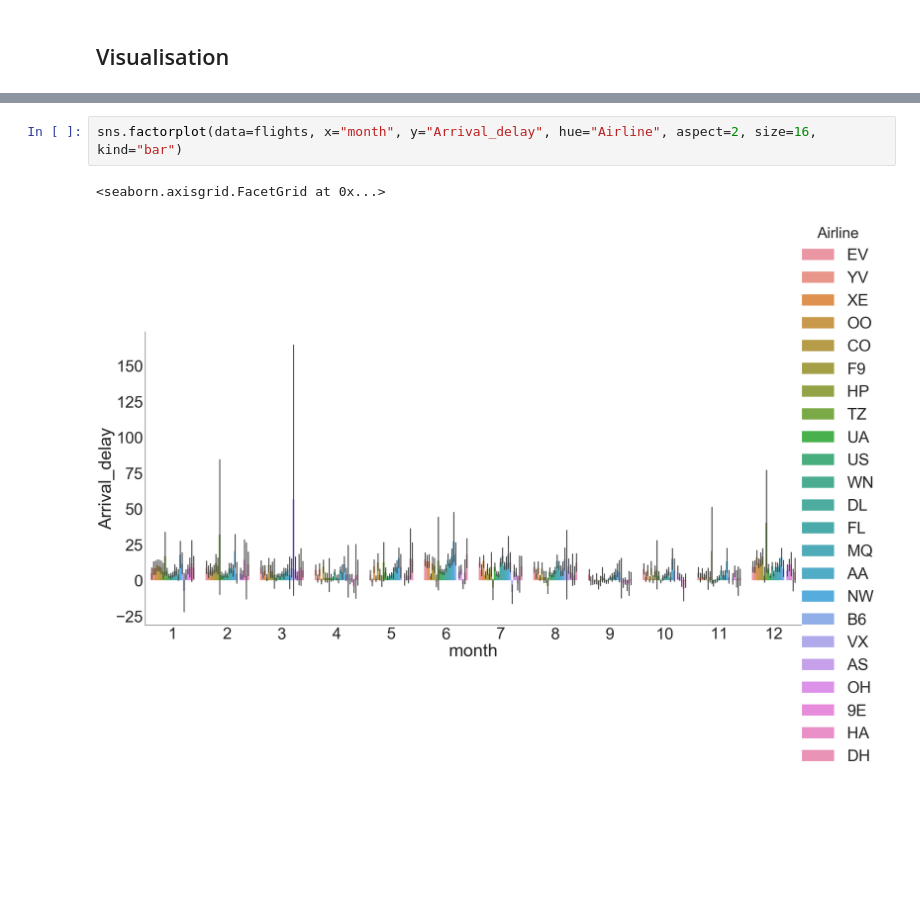
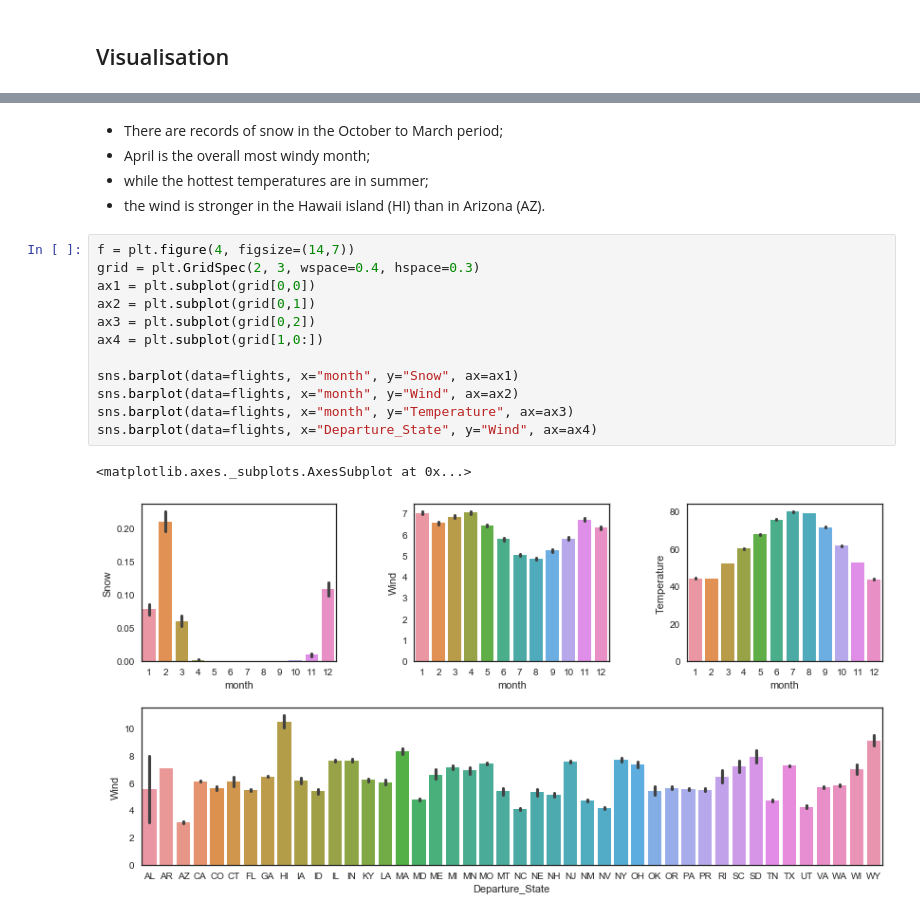
Before and after one commit to alemelis/airplanes, a Jupyter notebook: src/airplanes.ipynb, the cells around one changed output, grey strips where cells are left out. Cells and saved outputs as stored; diff of their text form; blank space fills up the shorter version.

```diff
--- a/src/airplanes.ipynb
+++ b/src/airplanes.ipynb
@@ -223,5 +206,20 @@ sns.factorplot(data=flights, x="year", y="Arrival_delay", hue="Airline", aspect=
-# %%
-sns.factorplot(data=flights, x="month", y="Arrival_delay", hue="Airline", aspect=2, size=16, kind="bar")
-# %% [output]
-<seaborn.axisgrid.FacetGrid at 0x...>
-[figure, removed]
+# %% [markdown]
+- There are records of snow in the October to March period;
+- April is the overall most windy month;
+- while the hottest temperatures are in summer;
+- the wind is stronger in the Hawaii island (HI) than in Arizona (AZ).
+# %%
+f = plt.figure(4, figsize=(14,7))
+grid = plt.GridSpec(2, 3, wspace=0.4, hspace=0.3)
+ax1 = plt.subplot(grid[0,0])
+ax2 = plt.subplot(grid[0,1])
+ax3 = plt.subplot(grid[0,2])
+ax4 = plt.subplot(grid[1,0:])
+
+sns.barplot(data=flights, x="month", y="Snow", ax=ax1)
+sns.barplot(data=flights, x="month", y="Wind", ax=ax2)
+sns.barplot(data=flights, x="month", y="Temperature", ax=ax3)
+sns.barplot(data=flights, x="Departure_State", y="Wind", ax=ax4)
+# %% [output]
+<matplotlib.axes._subplots.AxesSubplot at 0x...>
+[figure, added]
```
Also changed, not shown: parts of 35 cells of this notebook.
